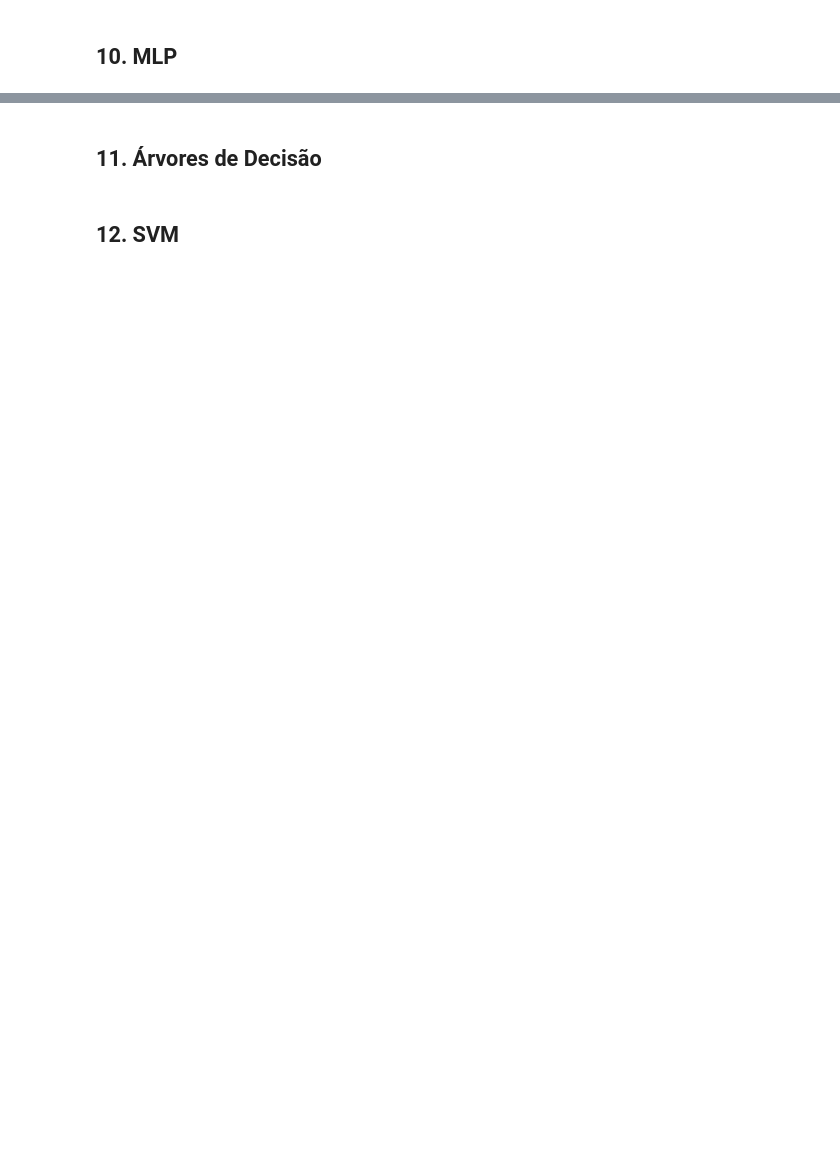
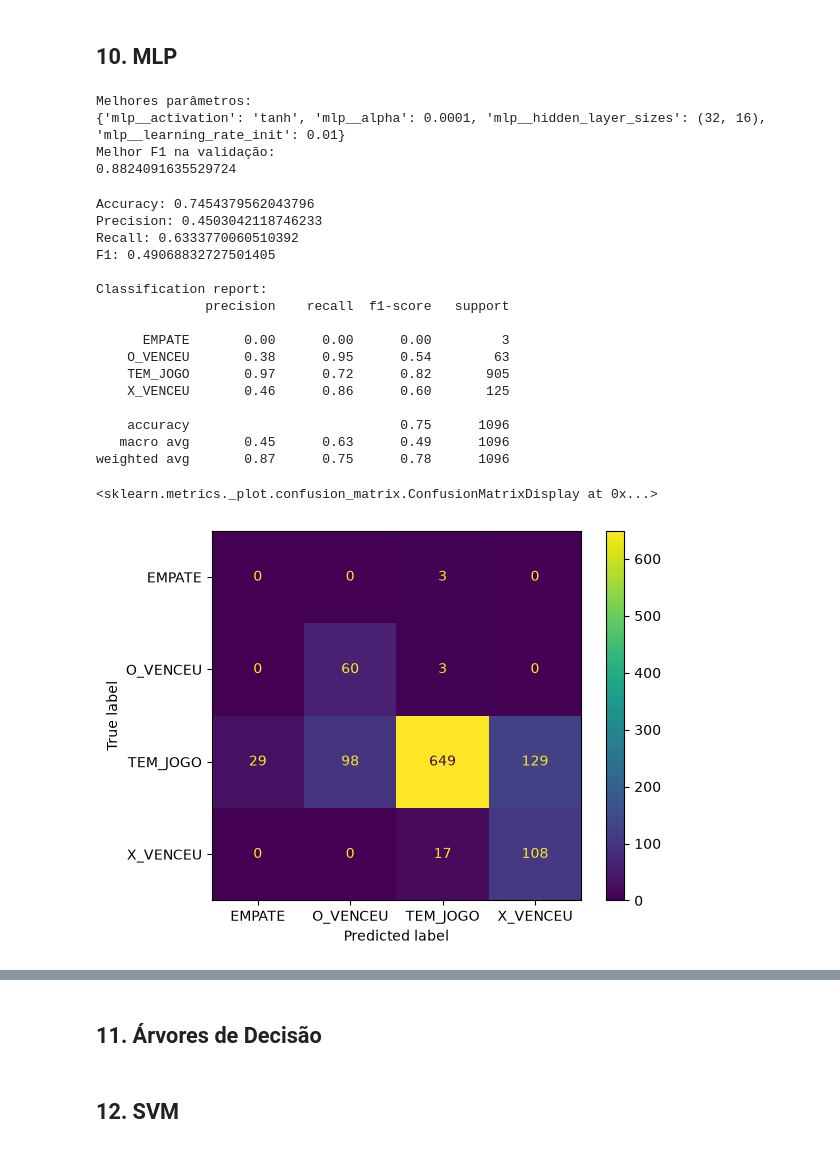
Before and after one commit to daniellemadridd/T1-IA, a Jupyter notebook: notebook/tic-tac-toe.ipynb, the cells around one changed output, grey strips where cells are left out. Drawn from its saved outputs; the diff is of its cells as text; code cells hidden in the pictures; blank space fills up the shorter version.

```diff
--- a/notebook/tic-tac-toe.ipynb
+++ b/notebook/tic-tac-toe.ipynb
@@ -654,9 +654,7 @@ mlp = Pipeline([
     ('scaler', StandardScaler()),
     ('mlp', MLPClassifier(
         max_iter=2000,
-        early_stopping=True,
-        validation_fraction=0.15,
-        n_iter_no_change=30,
+        early_stopping=False,
         random_state=42
     ))
 ])
@@ -686,35 +684,59 @@ print('Melhores parâmetros:')
 print(grid_mlp.best_params_)
 print('Melhor F1 na validação:')
 print(grid_mlp.best_score_)
+# %% [output]
+Melhores parâmetros:
+{'mlp__activation': 'tanh', 'mlp__alpha': 0.0001, 'mlp__hidden_layer_sizes': (32, 16), 'mlp__learning_rate_init': 0.01}
+Melhor F1 na validação:
+0.8824091635529724
 # %%
 from sklearn.metrics import ConfusionMatrixDisplay
 
 
 best_mlp = grid_mlp.best_estimator_
-best_mlp.fit(X_train_board,a y_train)
+best_mlp.fit(X_train_board, y_train)
 
 pred_mlp = best_mlp.predict(X_test_board)
 
 mlp_accuracy = accuracy_score(y_test, pred_mlp)
 mlp_precision = precision_score(
     y_test, pred_mlp, average='macro', zero_division=0
 )
 mlp_recall = recall_score(
     y_test, pred_mlp, average='macro', zero_division=0
 )
 mlp_f1 = f1_score(
     y_test, pred_mlp, average='macro', zero_division=0
 )
 
 print('Accuracy:', mlp_accuracy)
 print('Precision:', mlp_precision)
 print('Recall:', mlp_recall)
 print('F1:', mlp_f1)
 
 print('\nClassification report:')
 print(classification_report(y_test, pred_mlp, zero_division=0))
 
 ConfusionMatrixDisplay.from_predictions(y_test, pred_mlp)
+# %% [output]
+Accuracy: 0.7454379562043796
+Precision: 0.4503042118746233
+Recall: 0.6333770060510392
+F1: 0.49068832727501405
+
+Classification report:
+              precision    recall  f1-score   support
+
+      EMPATE       0.00      0.00      0.00         3
+    O_VENCEU       0.38      0.95      0.54        63
+    TEM_JOGO       0.97      0.72      0.82       905
+    X_VENCEU       0.46      0.86      0.60       125
+
+    accuracy                           0.75      1096
+   macro avg       0.45      0.63      0.49      1096
+weighted avg       0.87      0.75      0.78      1096
+<sklearn.metrics._plot.confusion_matrix.ConfusionMatrixDisplay at 0x...>
+[figure, added]
 # %%
 mlp_results = pd.DataFrame([{
     'Abordagem': 'MLP - Tabuleiro',
```
Also changed, not shown: parts of 20 cells of this notebook.
